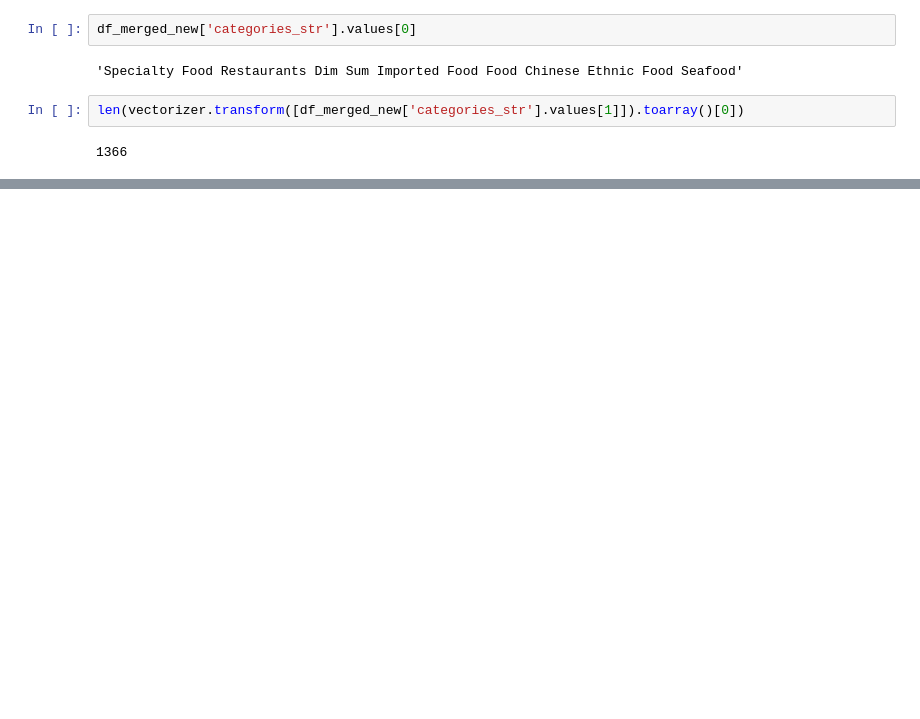
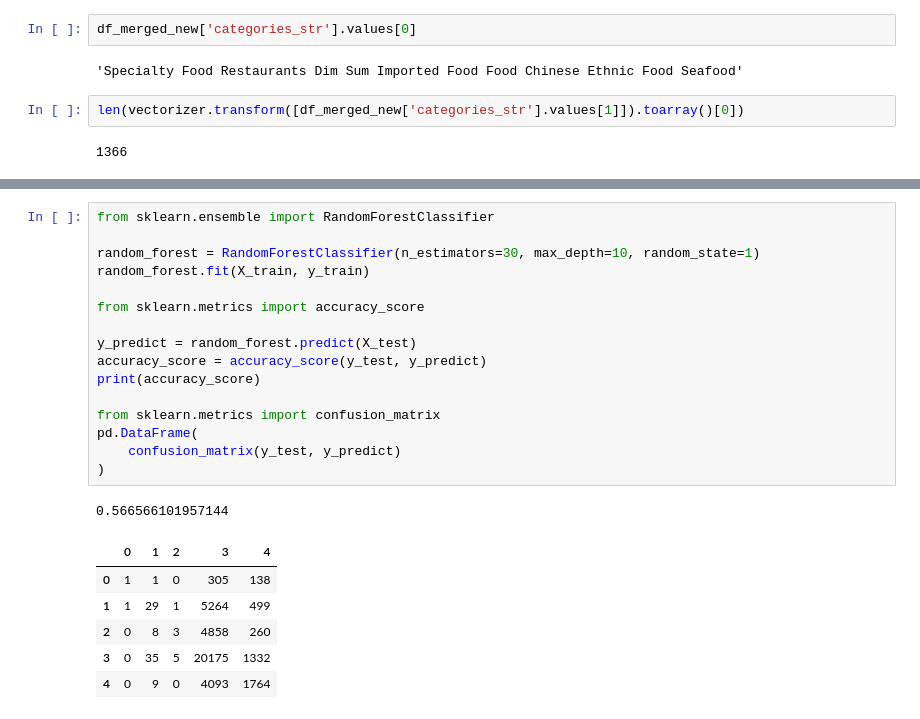
Before and after one commit to ck-unifr/yelp_dataset_challenge, a Jupyter notebook: notebooks/predict_star_ratings.ipynb, the cells around one changed output, grey strips where cells are left out. Drawn from its saved outputs; the diff is of its cells as text; blank space fills up the shorter version.

```diff
--- a/notebooks/predict_star_ratings.ipynb
+++ b/notebooks/predict_star_ratings.ipynb
@@ -416,0 +484,24 @@ memory usage: 2.0 MB
+# %%
+from sklearn.ensemble import RandomForestClassifier
+
+random_forest = RandomForestClassifier(n_estimators=30, max_depth=10, random_state=1)
+random_forest.fit(X_train, y_train)
+
+from sklearn.metrics import accuracy_score
+
+y_predict = random_forest.predict(X_test)
+accuracy_score = accuracy_score(y_test, y_predict)
+print(accuracy_score)
+
+from sklearn.metrics import confusion_matrix
+pd.DataFrame(
+    confusion_matrix(y_test, y_predict)
+)
+# %% [output]
+0.566566101957144
+|  | 0 | 1 | 2 | 3 | 4 |
+| 0 | 1 | 1 | 0 | 305 | 138 |
+| 1 | 1 | 29 | 1 | 5264 | 499 |
+| 2 | 0 | 8 | 3 | 4858 | 260 |
+| 3 | 0 | 35 | 5 | 20175 | 1332 |
+| 4 | 0 | 9 | 0 | 4093 | 1764 |
```
Also changed, not shown: parts of 15 cells of this notebook.
